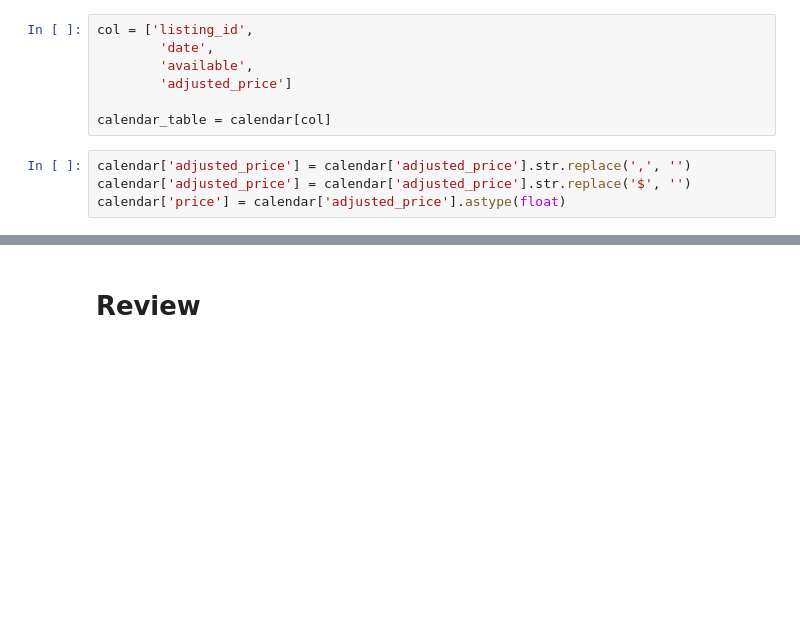
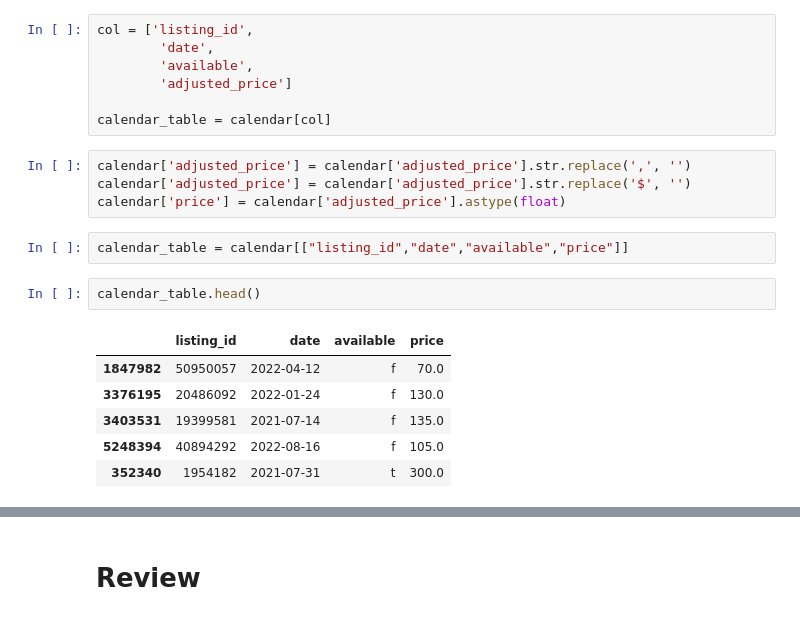
Before and after one commit to flynn3103/airbnb, a Jupyter notebook: src/data_warehouse/etl.ipynb, the cells around one changed output, grey strips where cells are left out. Cells and saved outputs as stored; diff of their text form; blank space fills up the shorter version.

```diff
--- a/src/data_warehouse/etl.ipynb
+++ b/src/data_warehouse/etl.ipynb
@@ -333,6 +319,17 @@ calendar_table = calendar[col]
 calendar['adjusted_price'] = calendar['adjusted_price'].str.replace(',', '')
 calendar['adjusted_price'] = calendar['adjusted_price'].str.replace('$', '')
 calendar['price'] = calendar['adjusted_price'].astype(float)
+# %%
+calendar_table = calendar[["listing_id","date","available","price"]]
+# %%
+calendar_table.head()
+# %% [output]
+|  | listing_id | date | available | price |
+| 1847982 | 50950057 | 2022-04-12 | f | 70.0 |
+| 3376195 | 20486092 | 2022-01-24 | f | 130.0 |
+| 3403531 | 19399581 | 2021-07-14 | f | 135.0 |
+| 5248394 | 40894292 | 2022-08-16 | f | 105.0 |
+| 352340 | 1954182 | 2021-07-31 | t | 300.0 |
 # %%
 execute_values(conn, calendar_table, table='calendar')
 # %% [output]
```
Also changed, not shown: parts of 22 cells of this notebook, 3 other files.
